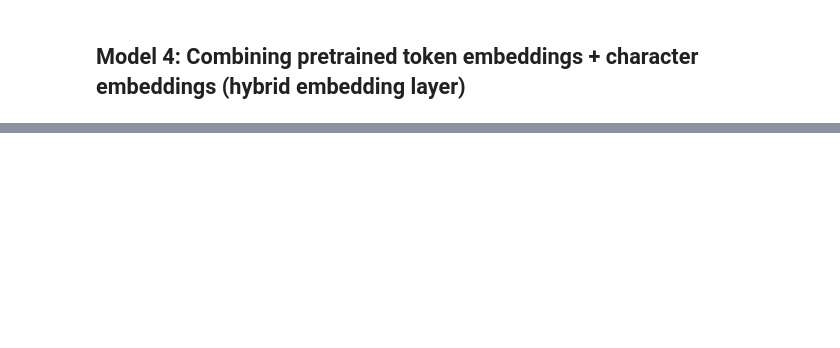
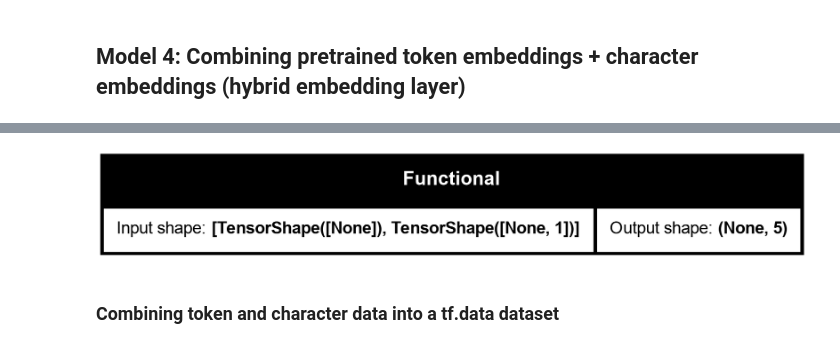
Before and after one commit to khangbkk23/MileStoneProject_SkimLit, a Jupyter notebook: pipeline.ipynb, the cells around one changed output, grey strips where cells are left out. Saved outputs shown, nothing was run; the diff lists cells and outputs as text; code cells hidden in the pictures; blank space fills up the shorter version.

Commit message:
Finish compile model4

```diff
--- a/pipeline.ipynb
+++ b/pipeline.ipynb
@@ -1100,0 +1155,13 @@ compare_results(model_1_results, model_3_results)
+# %%
+#Compile model 4
+model_4.compile(loss="categorical_crossentropy",
+                optimizer=keras.optimizers.Adam(), # section 4.2 of https://arxiv.org/pdf/1612.05251.pdf mentions using SGD but we'll stick with Adam
+                metrics=["accuracy"])
+# %%
+# Plot hybrid token and character model
+from tensorflow.keras.utils import plot_model
+plot_model(model_4, show_shapes=True)
+# %% [output]
+[figure, added]
+# %% [markdown]
+### Combining token and character data into a tf.data dataset
```
Also changed, not shown: parts of 26 cells of this notebook, 1 other file.
